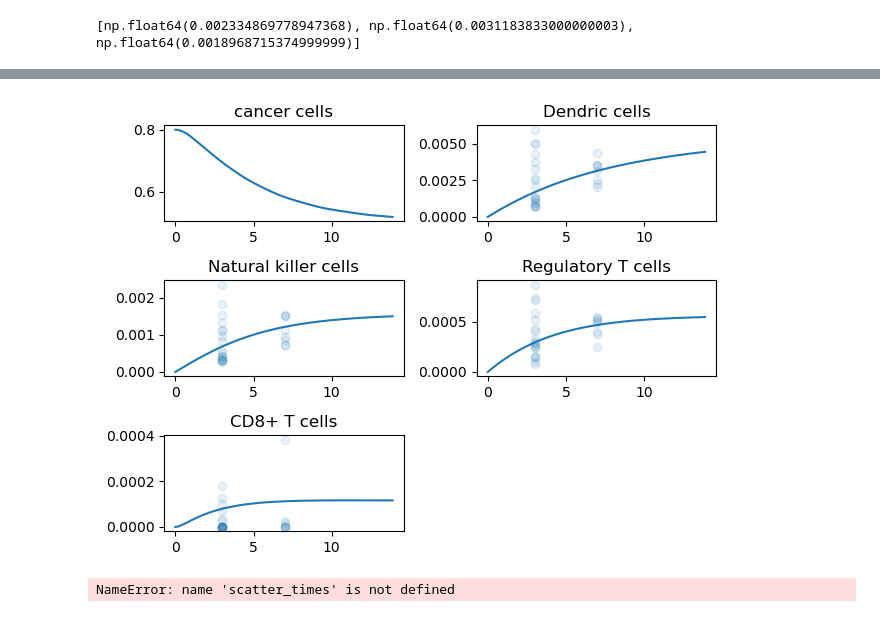
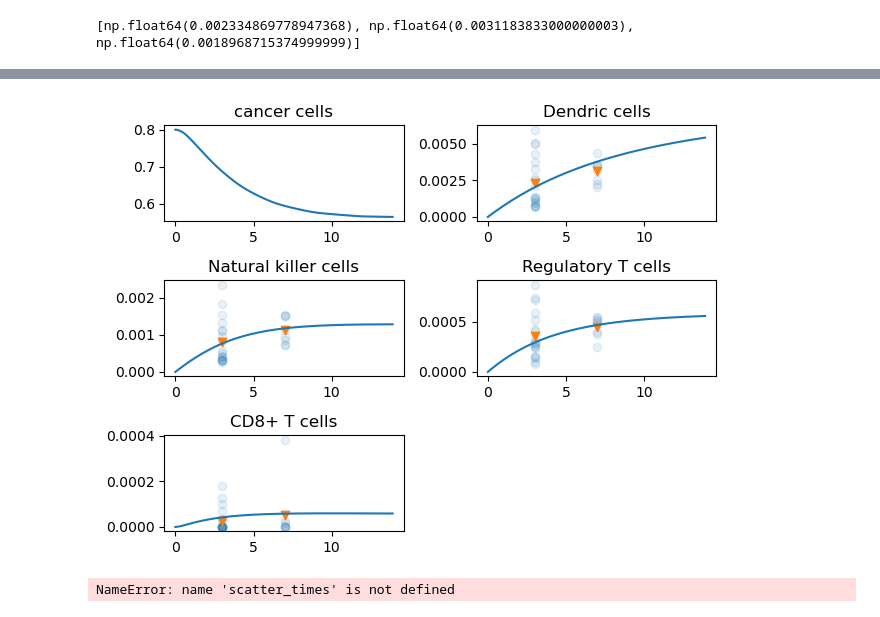
Before and after one commit to ZP-likes-coding/Cancer_immune_interaction, a Jupyter notebook: ode-sde_ilina.ipynb, the cells around one changed output, grey strips where cells are left out. Cells and saved outputs as stored; diff of their text form; code cells hidden in the pictures.

```diff
--- a/ode-sde_ilina.ipynb
+++ b/ode-sde_ilina.ipynb
@@ -345,7 +345,7 @@ params_to_change = {'lambda_DC_comb':[4e-5,4e-4,4e-3,4e-2],'sigma_N':[5e-5,5e-4,
 params_to_change = {'lambda_DC_comb':[5e-4,6e-4,7e-4,8e-4,9e-4,1e-3,2e-3,3e-3,4e-3,5e-3,6e-3,7e-3],'sigma_N':[5e-5,5e-4,5e-3],'lambda_T8_comb':[1e-3,0.5e-2,1e-2]}
 params_to_change = {'lambda_DC_comb':[5e-4,6e-4,7e-4,8e-4,9e-4,1e-3,2e-3,3e-3],'sigma_N':[5e-5,7.5e-5,9e-5,1e-4,2e-4,2.5e-4,3e-4,4e-4,5e-4,5e-3],'lambda_T8_comb':[1e-5,1e-4,1e-3,0.5e-2,1e-2]}
 params_to_change = {'lambda_DC_comb':[5e-4,6e-4,7e-4,8e-4,9e-4,1e-3,2e-3,3e-3],'sigma_N':[5e-5,7.5e-5,9e-5,1e-4,2e-4,2.5e-4,3e-4,4e-4,5e-4,5e-3],'lambda_T8_comb':[1e-5,1e-4,1e-3,0.5e-2,1e-2],'d_T8': [0.00001,0.0005,0.001,0.002,0.075,0.1,0.18,0.25],'d_N':[0.9,0.1,0.11],'K_Treg': [2.0e-5,2.5e-5,3.0e-5]}
-params_to_change = {'lambda_T8_comb':[1e-4,7.5e-4,9e-4,1e-3,1.25e-3,1.5e-3,2e-3,1e-2],'lambda_DC_comb':[5e-4,7.5e-4,95e-4,1e-3,1.25e-3,1.5e-3,2.0e-3],'d_T8': [0.00001,0.0005,0.001,0.002,0.075,0.1,0.18,0.25,0.5,1.0],'sigma_N':[5e-5,7.5e-5,9e-5,1e-4,2e-4,2.5e-4,2.75e-4,3e-4,3.5e-4,4e-4,5e-4,5e-3],'K_Treg': [1.e-7,5e-7,1.e-6,5e-6,7.5e-6,1.0e-5,1.25e-5,1.5e-5,2.0e-5,2.25e-5],'d_N':[0.1,0.11,0.13,0.15,0.175,0.2,0.5]}
+params_to_change = {'lambda_T8_comb':[1e-5,5e-5,1e-4,7.5e-4,9e-4,1e-3,1.25e-3,1.5e-3,2e-3,1e-2],'lambda_DC_comb':[5e-4,7.5e-4,95e-4,1e-3,1.2e-3,1.25e-3,1.3e-3,1.4e-3,1.5e-3,2.0e-3],'d_T8': [0.00001,0.0005,0.001,0.002,0.075,0.1,0.18,0.25,0.4,0.5,0.6,0.7,1.0],'sigma_N':[5e-5,7.5e-5,9e-5,1e-4,2e-4,2.5e-4,2.75e-4,3e-4,3.25e-4,3.5e-4,4e-4,5e-4,5e-3],'K_Treg': [1e-11,5e-11,1e-10,5e-10,1e-9,5e-9,1e-8,5e-8,1.e-7,5e-7,1.e-6,5e-6,7.5e-6,1.0e-5,1.25e-5,1.5e-5,2.0e-5,2.25e-5],'d_N':[0.1,0.11,0.13,0.15,0.16,0.17,0.175,0.18,0.2,0.5]}
 # %%
 import itertools
 
@@ -362,7 +362,15 @@ changed_params = {}
 keys = params_to_change.keys()
 values = params_to_change.values()
 minimum_distance = 10000
+prod = 1
+for k in values:
+    prod *= len(k)
+iters = 0
+print_points = np.arange(0,prod,prod//100,dtype = int)
 for combo in itertools.product(*values):
+    iters+=1
+    if iters in print_points:
+        print(f"iteration {iters} of {prod} i.e. {iters/prod*100}%")
     #update parameters
     for k,v in list(zip(keys,combo)):
         params[k] = v
@@ -411,6 +419,7 @@ for combo in itertools.product(*values):
             minimum_distance = distance
             best_params = params.copy()
             print(distance)
+            print({k:best_params[k] for k in params_to_change.keys()})
 print(f'The minimum error is {minimum_distance}')
 print({k:best_params[k] for k in params_to_change.keys()})
 # %% [output]
@@ -445,34 +455,42 @@ t = sol.t
 y = sol.y
 
 
 fig,ax = plt.subplots(3,2)
 cancer = ax[0,0]
 cancer.plot(t,y[0])
 cancer.set_title('cancer cells')
 D_cells = ax[0,1]
 D_cells.plot(t,y[1])
 D_cells.set_title('Dendric cells')
 D_cells.scatter(scatter_times,scatter_Ds,alpha=0.1)
+D_cells.scatter([3.0,7.0],Ds[:2],alpha=1.0,marker ='v')
+
 
 NK_cells = ax[1,0]
 NK_cells.plot(t,y[2])
 
 NK_cells.set_title('Natural killer cells')
 NK_cells.scatter(scatter_times,scatter_NKs,alpha=0.1)
+NK_cells.scatter([3,7],NKs[:2],alpha=1.0,marker ='v')
+
 Treg = ax[1,1]
 Treg.plot(t,y[3])
 Treg.set_title('Regulatory T cells')
 Treg.scatter(scatter_times,scatter_Tregs,alpha=0.1)
+Treg.scatter([3,7],Tregs[:2],alpha=1.0,marker ='v')
+
 T8 = ax[2,0]
 T8.plot(t,y[4])
 T8.set_title('CD8+ T cells')
 T8.scatter(scatter_times,scatter_T8s,alpha=0.1)
+T8.scatter([3,7],T8s[:2],alpha=1.0,marker ='v')
+
 extra_plot = ax[2,1]
 extra_plot.set_visible(False)
 plt.tight_layout()
 plt.show()
 # %% [output]
-[figure, old version]
+[figure, new version]
 # %%
 C0 = [C_init,D_init,N_init,Tr_init,T8_init]
 # C0 = [0.8,0.0,0.0,0.00,0.0]
```
Also changed, not shown: parts of 1 cell of this notebook.
